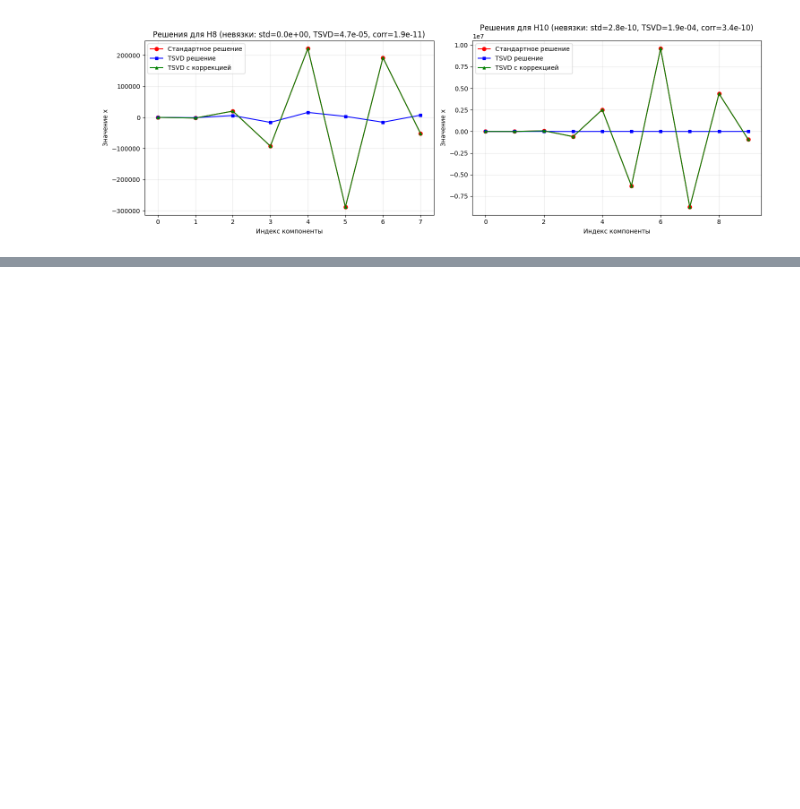
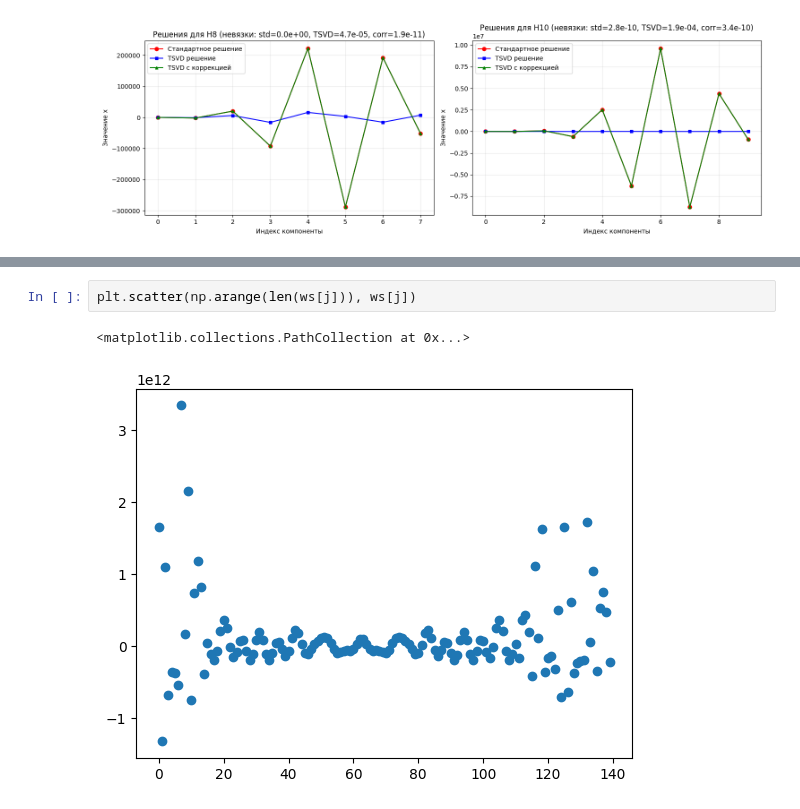
Before and after one commit to averageX56/vichmaty, a Jupyter notebook: Дз 3.ipynb, the cells around one changed output, grey strips where cells are left out. Saved outputs shown, nothing was run; the diff lists cells and outputs as text; blank space fills up the shorter version.

```diff
--- a/Дз 3.ipynb
+++ b/Дз 3.ipynb
@@ -509,0 +593,5 @@ plt.show()
+# %%
+plt.scatter(np.arange(len(ws[j])), ws[j])
+# %% [output]
+<matplotlib.collections.PathCollection at 0x...>
+[figure, added]
```
Also changed, not shown: parts of 3 cells of this notebook, 2 other files.
